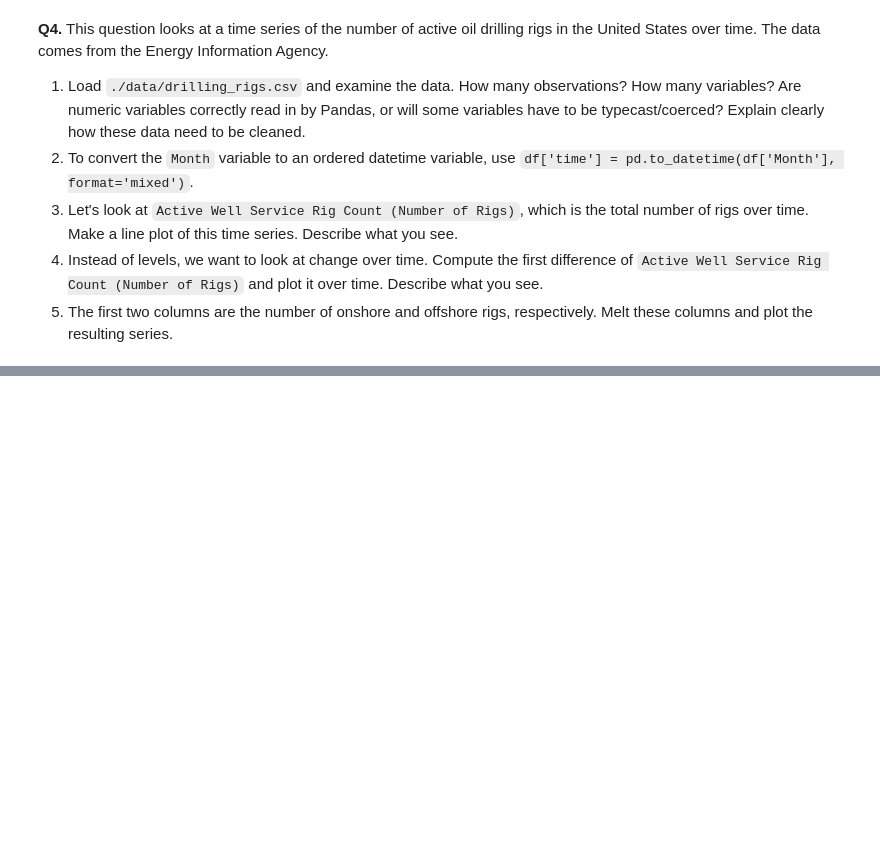
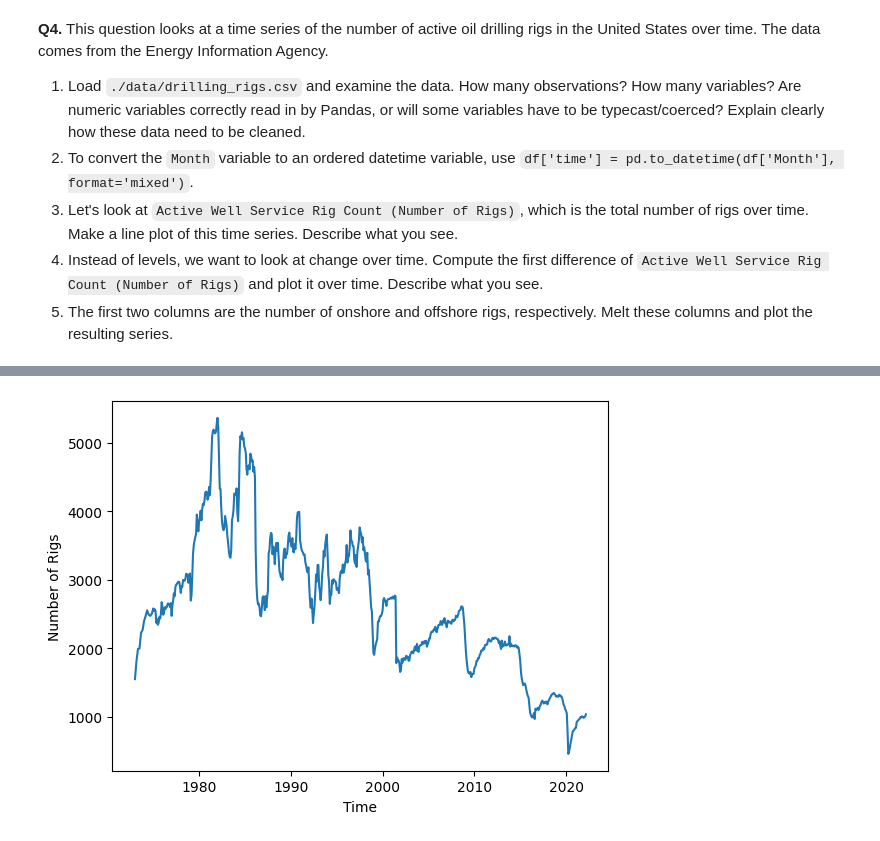
Before and after one commit to nylaup/EDA, a Jupyter notebook: assignment/assignment.ipynb, the cells around one changed output, grey strips where cells are left out. Cells and saved outputs as stored; diff of their text form; code cells hidden in the pictures; blank space fills up the shorter version.

```diff
--- a/assignment/assignment.ipynb
+++ b/assignment/assignment.ipynb
@@ -171,3 +171,12 @@ Name: Foreign Gift Amount, dtype: int64
 3. Let's look at `Active Well Service Rig Count (Number of Rigs)`, which is the total number of rigs over time. Make a line plot of this time series. Describe what you see.
 4. Instead of levels, we want to look at change over time. Compute the first difference of  `Active Well Service Rig Count (Number of Rigs)` and plot it over time. Describe what you see.
 5. The first two columns are the number of onshore and offshore rigs, respectively. Melt these columns and plot the resulting series.
+# %%
+#1
+DrillData = pd.read_csv('./data/drilling_rigs.csv')
+#print(DrillData.head(10))
+print(DrillData['Month'].count())
+print(DrillData.dtypes)
+#There are 623 observations in the data and 10 variables
+#A lot of the numeric variables are not read in as ints, we can see the variable is measured in Number of Rigs but
+#   the data type is an object. These would have to be typecasted to ints and have a value inserted for nans
@@ -173,0 +196,4 @@ Name: Foreign Gift Amount, dtype: int64
+# %%
+#2
+DrillData['time'] = pd.to_datetime(DrillData['Month'], format='mixed')
+#print(DrillData['time'].head)
@@ -173,0 +213,14 @@ Name: Foreign Gift Amount, dtype: int64
+# %%
+#3
+DrillData['Active Wells'] = pd.to_numeric(DrillData['Active Well Service Rig Count (Number of Rigs)'],
+                                          errors='coerce')
+
+plt.plot(DrillData['time'], DrillData['Active Wells'])
+plt.xlabel('Time')
+plt.ylabel('Number of Rigs')
+plt.show()
+#The total number of rigs doesn't follow a general trend over time
+#The number of rigs increased until around 1980, then overall the number of rigs has decreased, although there is
+#   lots of variation in rigs, but overall there has been a downward trend since 1980.
+# %% [output]
+[figure, added]
```
Also changed, not shown: parts of 3 cells of this notebook.
